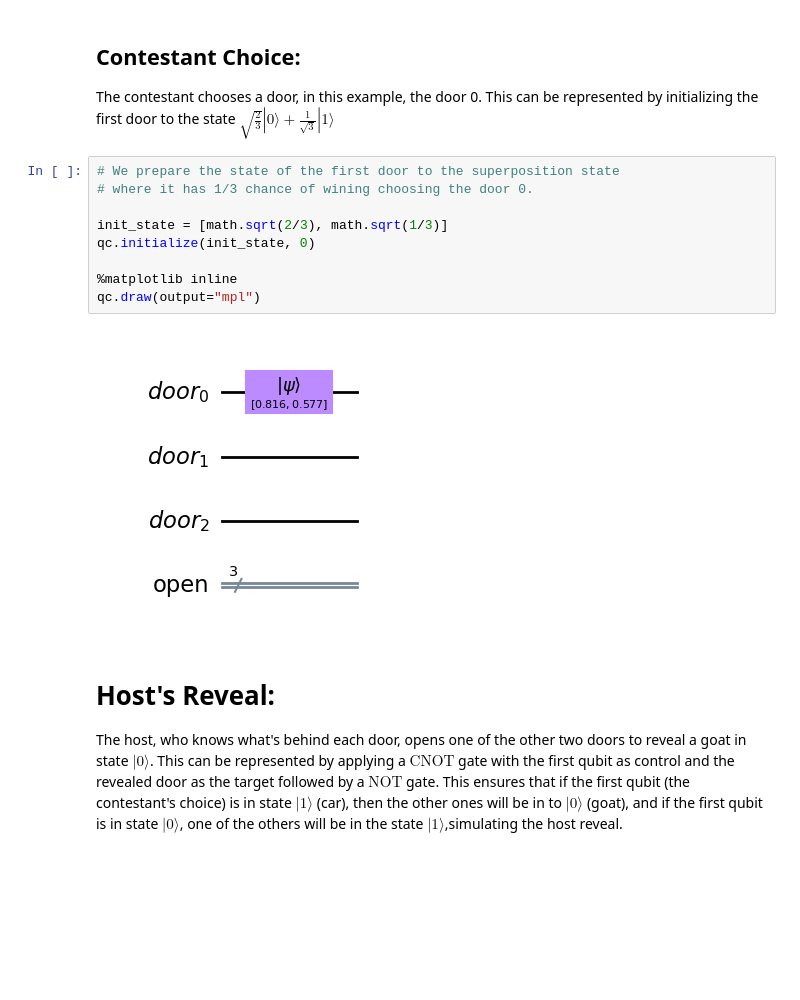
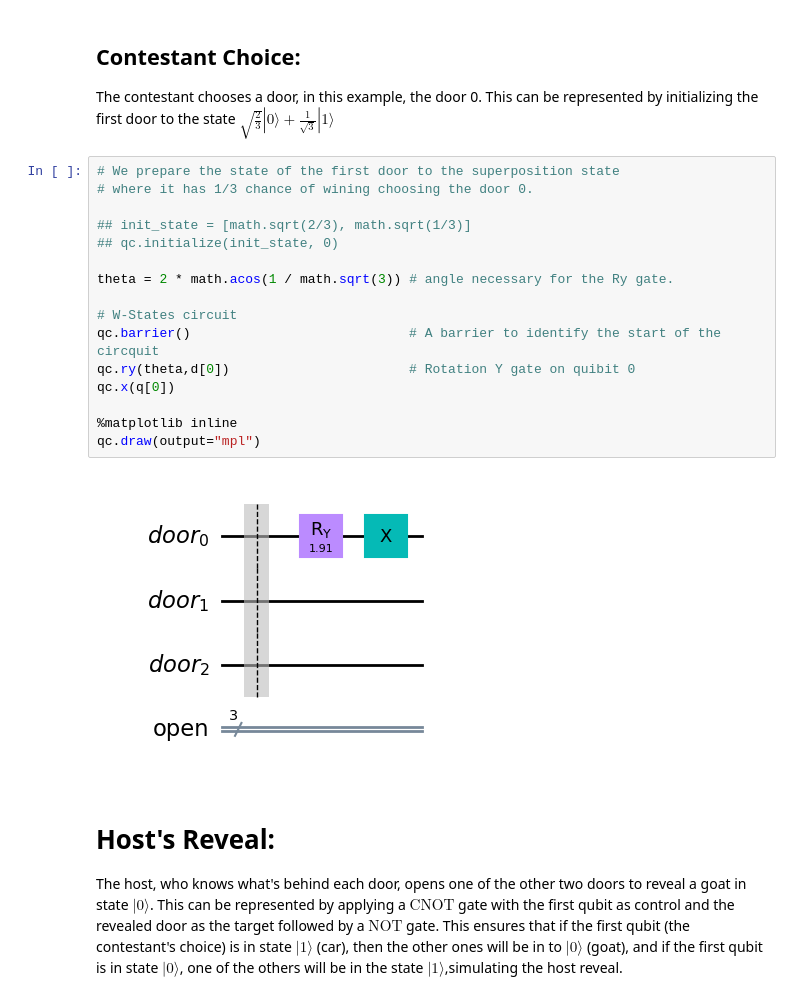
Before and after one commit to 2dholo/MontyHallQuantum, a Jupyter notebook: MontyHall.ipynb, the cells around one changed output. Saved outputs shown, nothing was run; the diff lists cells and outputs as text; blank space fills up the shorter version.

Commit message:
Change initialization method for classical quantum circuit

```diff
--- a/MontyHall.ipynb
+++ b/MontyHall.ipynb
@@ -99,14 +108,21 @@ The contestant chooses a door, in this example, the door 0. This can be represen
 # %%
 # We prepare the state of the first door to the superposition state
 # where it has 1/3 chance of wining choosing the door 0.
 
-init_state = [math.sqrt(2/3), math.sqrt(1/3)]
-qc.initialize(init_state, 0)
+## init_state = [math.sqrt(2/3), math.sqrt(1/3)]
+## qc.initialize(init_state, 0)
+
+theta = 2 * math.acos(1 / math.sqrt(3)) # angle necessary for the Ry gate.
+
+# W-States circuit
+qc.barrier()                            # A barrier to identify the start of the circquit
+qc.ry(theta,d[0])                       # Rotation Y gate on quibit 0
+qc.x(q[0])
 
 %matplotlib inline
 qc.draw(output="mpl")
 # %% [output]
-[figure, old version]
+[figure, new version]
 # %% [markdown]
 # Host's Reveal:
 
```
Also changed, not shown: parts of 13 cells of this notebook, 2 other files.
